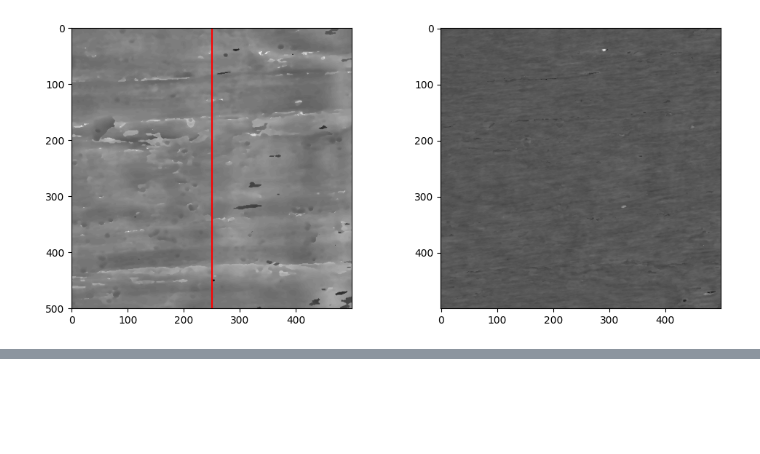
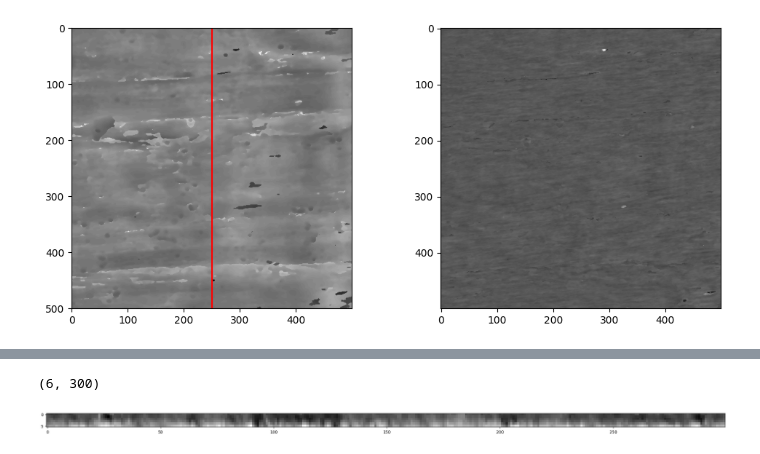
Before and after one commit to welshonionman/kaggle_vesuvius-challenge-ink-detection, a Jupyter notebook: working/notebook/preprocess/flattening.ipynb, the cells around one changed output, grey strips where cells are left out. Saved outputs shown, nothing was run; the diff lists cells and outputs as text; code cells hidden in the pictures; blank space fills up the shorter version.

```diff
--- a/working/notebook/preprocess/flattening.ipynb
+++ b/working/notebook/preprocess/flattening.ipynb
@@ -74,3 +99,11 @@ ax2.imshow(flatten_stack[10, :, :], cmap='gray')
+# %%
+print(flatten_stack[-9:-3, slice_, slice_at].shape)
+plt.figure(figsize=(30, 30))
+plt.imshow(np.flip(flatten_stack[-9:-3, slice_, slice_at],axis=0), cmap='gray')
+plt.show()
+# %% [output]
+(6, 300)
+[figure, added]
 # %%
 slice_ = slice(1700, 2000)
 slice_at = 2000
```
Also changed, not shown: parts of 7 cells of this notebook, 2 other files.
